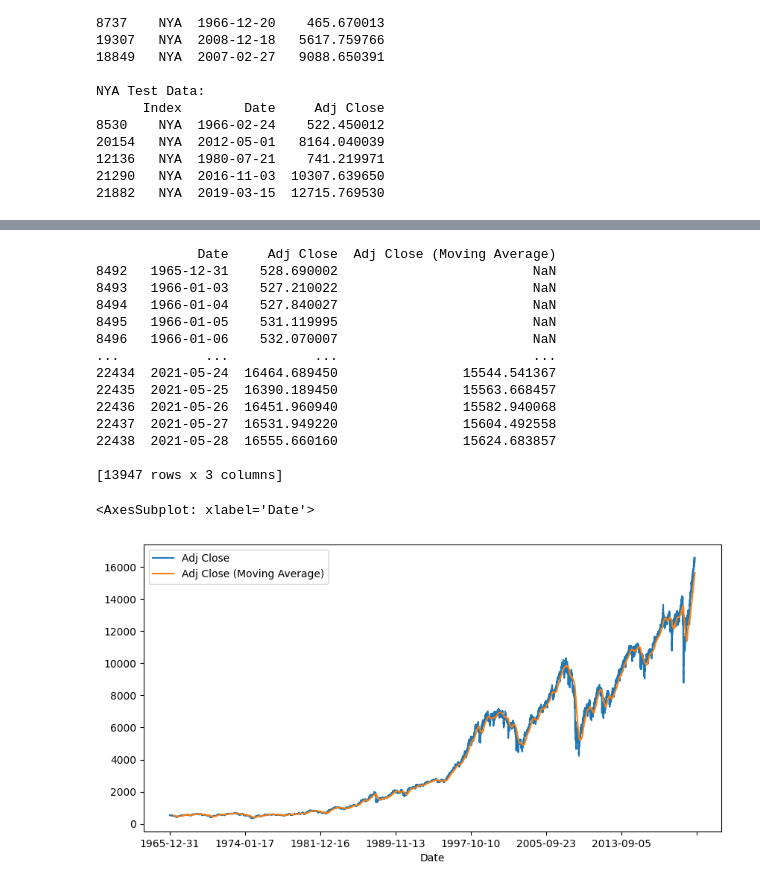
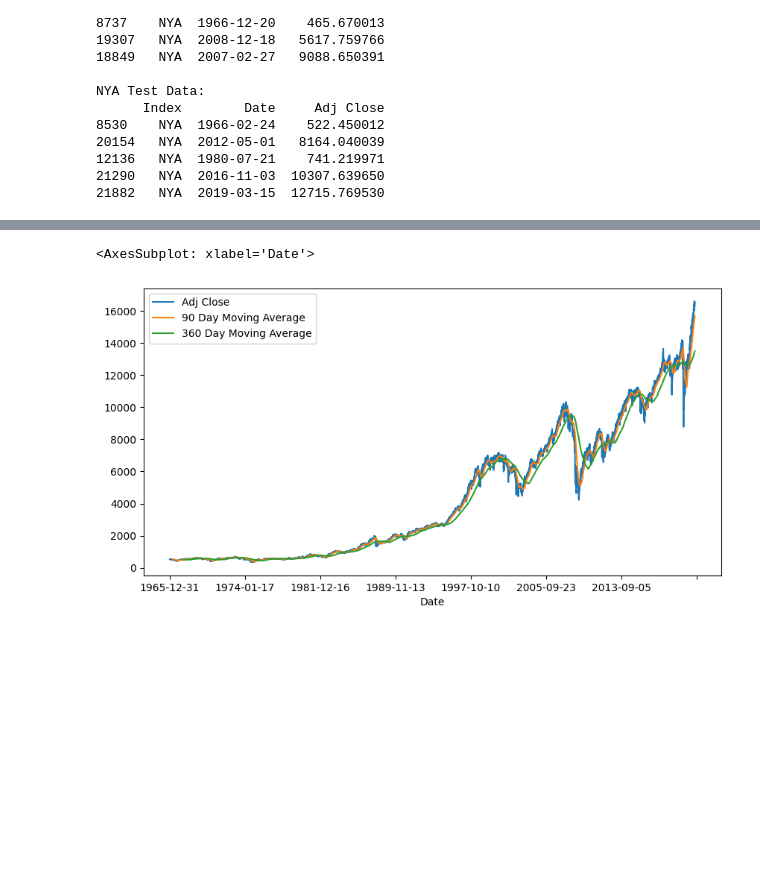
Before and after one commit to IsaacCheng9/stock-exchange-analysis, a Jupyter notebook: data_analysis.ipynb, the cells around one changed output, grey strips where cells are left out. Saved outputs shown, nothing was run; the diff lists cells and outputs as text; code cells hidden in the pictures; blank space fills up the shorter version.

```diff
--- a/data_analysis.ipynb
+++ b/data_analysis.ipynb
@@ -91,24 +92,18 @@ for index in train_test_per_index.keys():
 # %%
 # Perform moving average to reduce noise in the graph for NYA.
 nya_data = data_frames_per_index["NYA"]
 # Increasing the window size smooths the data, but reduces the accuracy.
-nya_data["Adj Close (Moving Average)"] = nya_data["Adj Close"].rolling(90).mean()
-print(nya_data[["Date", "Adj Close", "Adj Close (Moving Average)"]])
-nya_data.plot(x="Date", y=["Adj Close", "Adj Close (Moving Average)"], figsize=(10, 5))
+nya_data["90 Day Moving Average"] = nya_data["Adj Close"].rolling(90).mean()
+nya_data["360 Day Moving Average"] = nya_data["Adj Close"].rolling(360).mean()
+nya_data.plot(
+    x="Date",
+    y=[
+        "Adj Close",
+        "90 Day Moving Average",
+        "360 Day Moving Average",
+    ],
+    figsize=(10, 5),
+)
 # %% [output]
-             Date     Adj Close  Adj Close (Moving Average)
-8492   1965-12-31    528.690002                         NaN
-8493   1966-01-03    527.210022                         NaN
-8494   1966-01-04    527.840027                         NaN
-8495   1966-01-05    531.119995                         NaN
-8496   1966-01-06    532.070007                         NaN
-...           ...           ...                         ...
-22434  2021-05-24  16464.689450                15544.541367
-22435  2021-05-25  16390.189450                15563.668457
-22436  2021-05-26  16451.960940                15582.940068
-22437  2021-05-27  16531.949220                15604.492558
-22438  2021-05-28  16555.660160                15624.683857
-
-[13947 rows x 3 columns]
+<AxesSubplot: xlabel='Date'>
-<AxesSubplot: xlabel='Date'>
-[figure, old version]
+[figure, new version]
```
Also changed, not shown: parts of 1 cell of this notebook.
